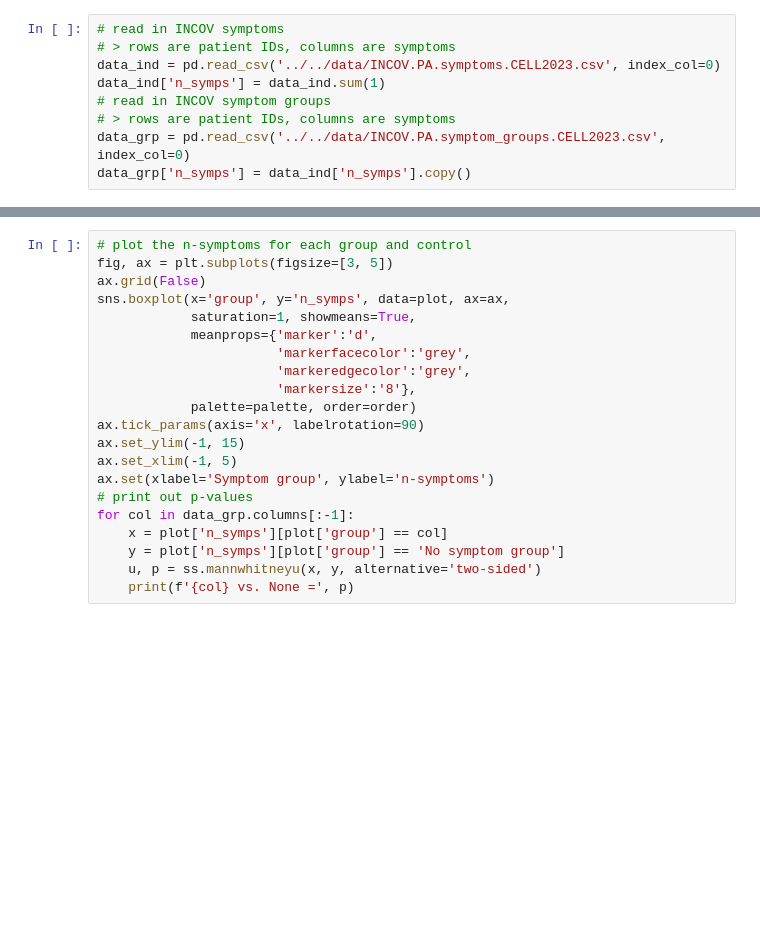
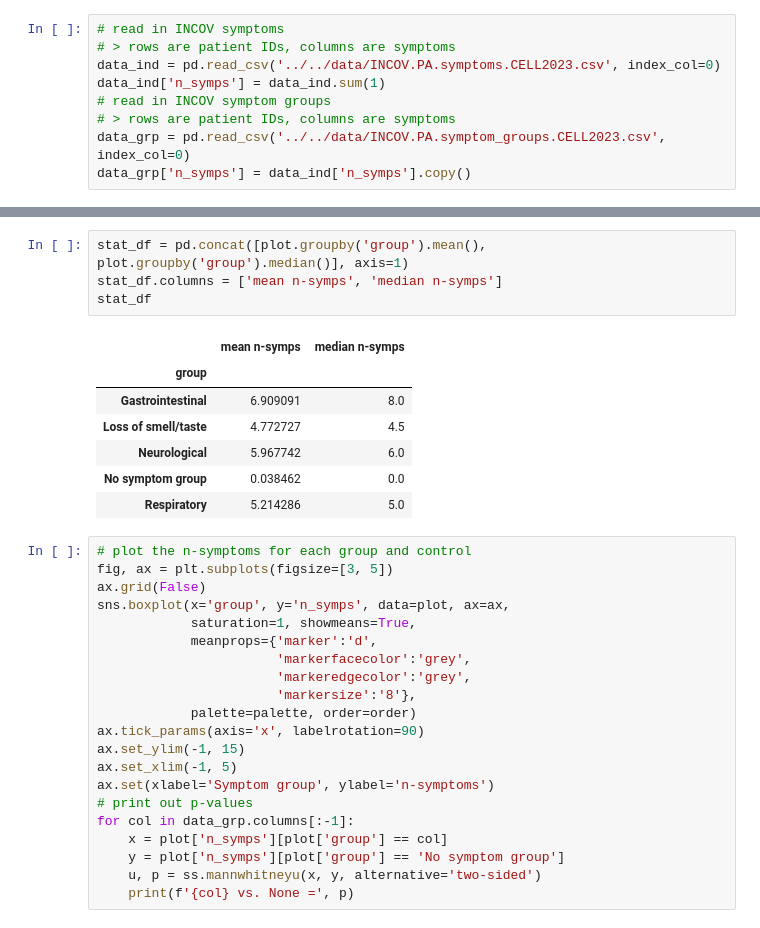
Before and after one commit to danielgchen/RECOVER_PASC_Score_Validation, a Jupyter notebook: 3_JAMA_score_comparison_with_INCOV.ipynb, the cells around one changed output, grey strips where cells are left out. Saved outputs shown, nothing was run; the diff lists cells and outputs as text; blank space fills up the shorter version.

```diff
--- a/3_JAMA_score_comparison_with_INCOV.ipynb
+++ b/3_JAMA_score_comparison_with_INCOV.ipynb
@@ -60,3 +60,15 @@ Gastrointestinal vs. None = 2.620912798565148e-13
+# %%
+stat_df = pd.concat([plot.groupby('group').mean(), plot.groupby('group').median()], axis=1)
+stat_df.columns = ['mean n-symps', 'median n-symps']
+stat_df
+# %% [output]
+|  | mean n-symps | median n-symps |
+| group |  |  |
+| Gastrointestinal | 6.909091 | 8.0 |
+| Loss of smell/taste | 4.772727 | 4.5 |
+| Neurological | 5.967742 | 6.0 |
+| No symptom group | 0.038462 | 0.0 |
+| Respiratory | 5.214286 | 5.0 |
 # %%
 # plot the n-symptoms for each group and control
 fig, ax = plt.subplots(figsize=[3, 5])
```
Also changed, not shown: parts of 15 cells of this notebook, 1 other file.
